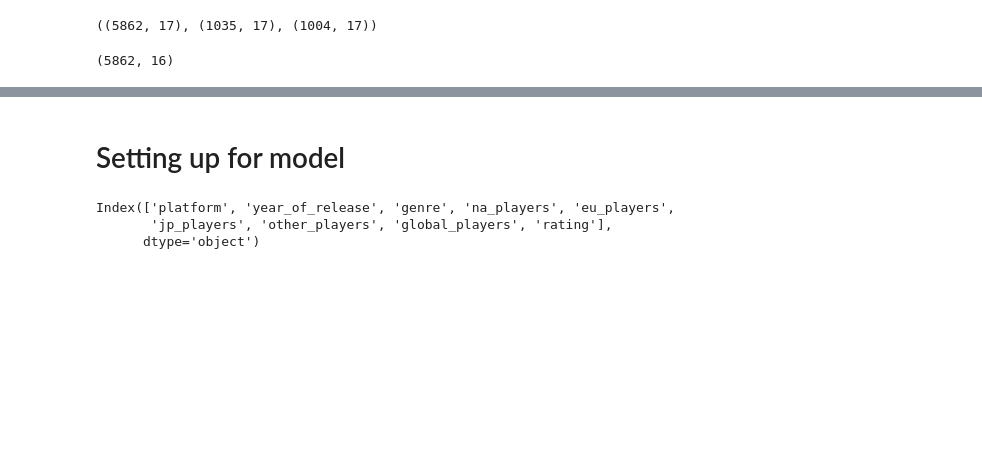
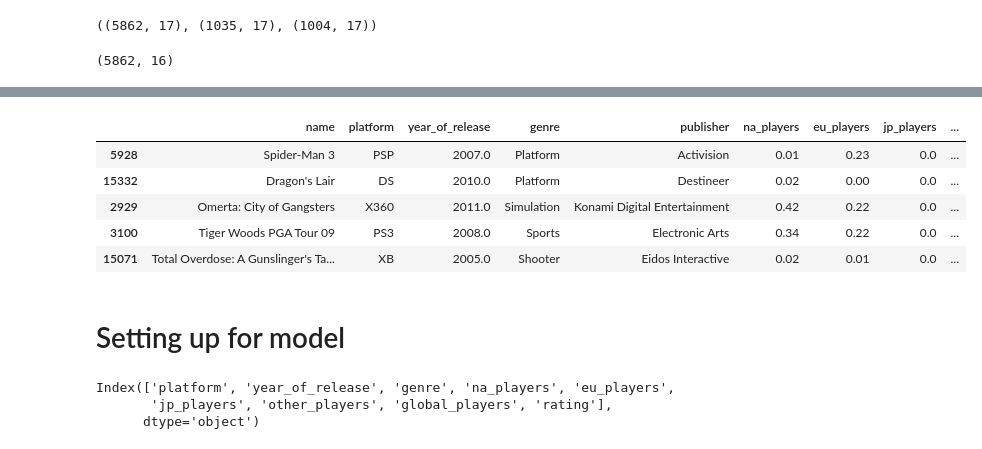
Before and after one commit to mvkumar14/Video-Game-Ratings, a Jupyter notebook: VGD_build_notebook.ipynb, the cells around one changed output, grey strips where cells are left out. Drawn from its saved outputs; the diff is of its cells as text; code cells hidden in the pictures; blank space fills up the shorter version.

```diff
--- a/VGD_build_notebook.ipynb
+++ b/VGD_build_notebook.ipynb
@@ -2,7 +2,7 @@
 import pandas as pd
 import numpy as np
 # %%
-DATA_PATH = '../data/'
+DATA_PATH = 'Data/'
 vgd_data = DATA_PATH+'video_game.csv'
 # %%
 vgd_master = pd.read_csv(vgd_data)
@@ -116,3 +324,12 @@ train.shape
+# %%
+train.head()
+# %% [output]
+|  | name | platform | year_of_release | genre | publisher | na_players | eu_players | jp_players | ... |
+| 5928 | Spider-Man 3 | PSP | 2007.0 | Platform | Activision | 0.01 | 0.23 | 0.0 | ... |
+| 15332 | Dragon's Lair | DS | 2010.0 | Platform | Destineer | 0.02 | 0.00 | 0.0 | ... |
+| 2929 | Omerta: City of Gangsters | X360 | 2011.0 | Simulation | Konami Digital Entertainment | 0.42 | 0.22 | 0.0 | ... |
+| 3100 | Tiger Woods PGA Tour 09 | PS3 | 2008.0 | Sports | Electronic Arts | 0.34 | 0.22 | 0.0 | ... |
+| 15071 | Total Overdose: A Gunslinger's Ta... | XB | 2005.0 | Shooter | Eidos Interactive | 0.02 | 0.01 | 0.0 | ... |
 # %% [markdown]
 # Setting up for model
 # %%
```
Also changed, not shown: parts of 36 cells of this notebook.
